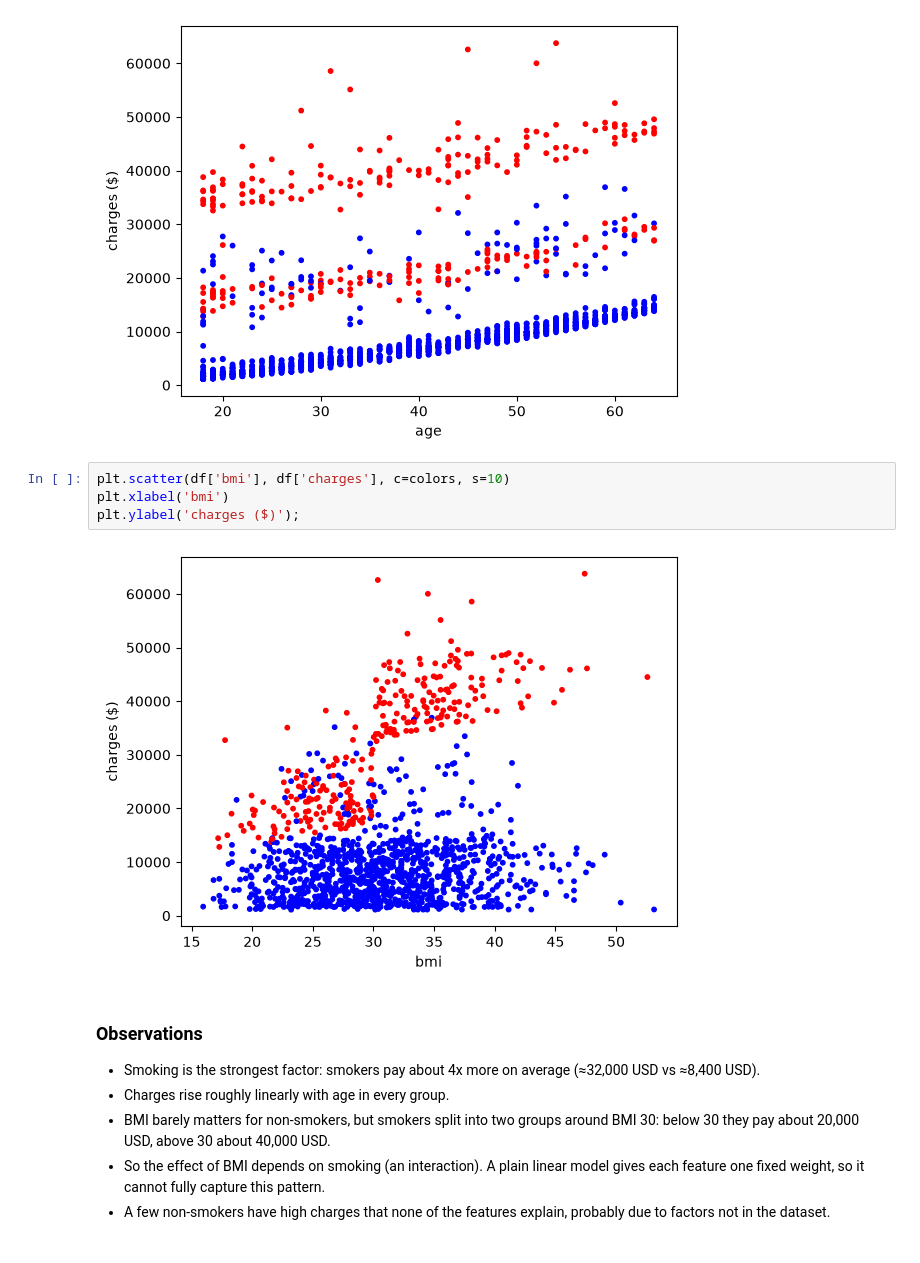
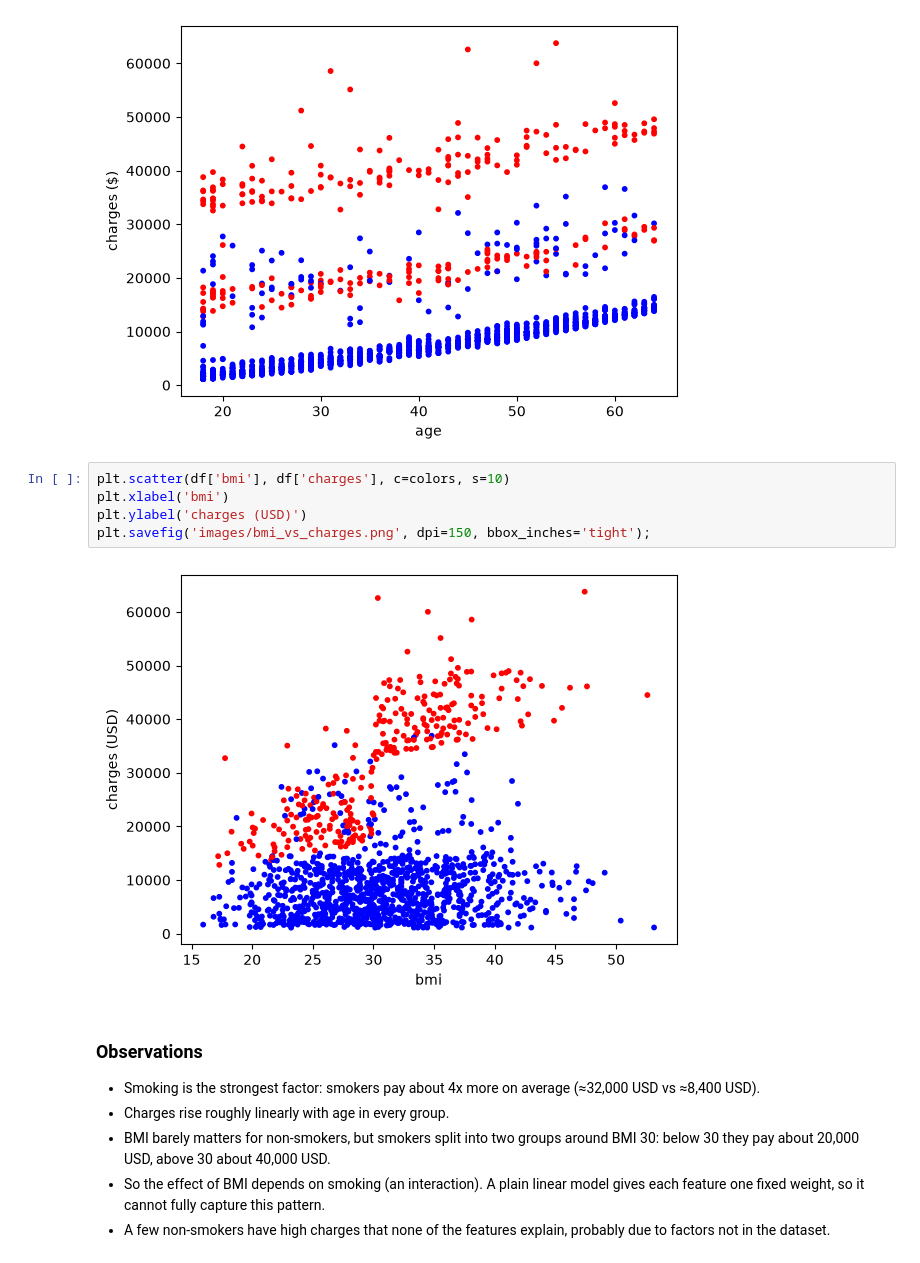
Before and after one commit to jvd1990/insurance-linear-regression-pytorch, a Jupyter notebook: insurance_linear_regression.ipynb, the cells around one changed output. Cells and saved outputs as stored; diff of their text form.

Commit message:
Save figures for README

```diff
--- a/insurance_linear_regression.ipynb
+++ b/insurance_linear_regression.ipynb
@@ -155,9 +155,10 @@ plt.ylabel('charges ($)');
 # %%
 plt.scatter(df['bmi'], df['charges'], c=colors, s=10)
 plt.xlabel('bmi')
-plt.ylabel('charges ($)');
+plt.ylabel('charges (USD)')
+plt.savefig('images/bmi_vs_charges.png', dpi=150, bbox_inches='tight');
 # %% [output]
-[figure, old version]
+[figure, new version]
 # %% [markdown]
 ### Observations
 - Smoking is the strongest factor: smokers pay about 4x more on average (≈32,000 USD vs ≈8,400 USD).
```
Also changed, not shown: parts of 2 cells of this notebook, 3 other files.
